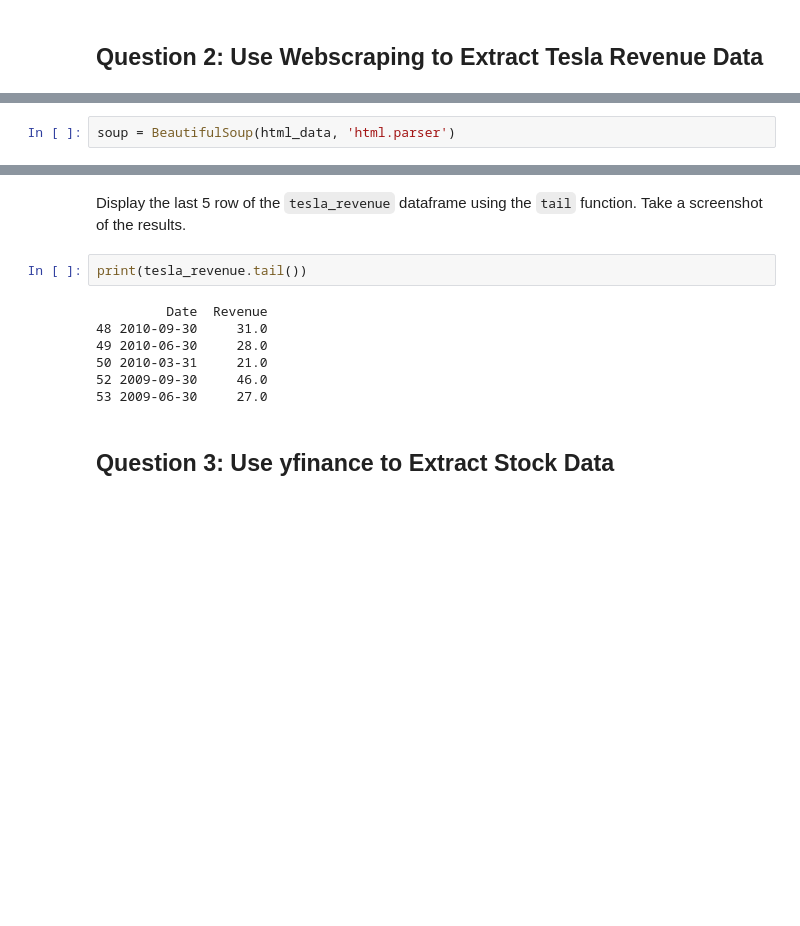
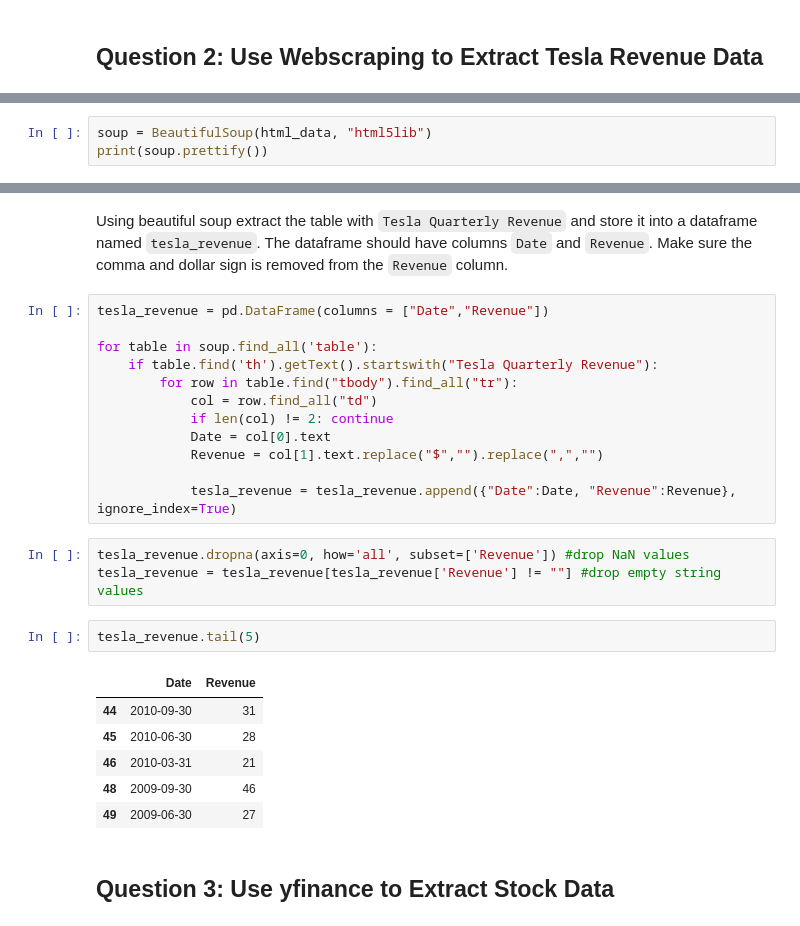
Before and after one commit to renancbatista/coursera-ibm-data-science, a Jupyter notebook: Projects/Final Assignment.ipynb, the cells around one changed output, grey strips where cells are left out. Drawn from its saved outputs; the diff is of its cells as text; blank space fills up the shorter version.

```diff
--- a/Projects/Final Assignment.ipynb
+++ b/Projects/Final Assignment.ipynb
@@ -133,2 +88,3 @@ Parse the html data using `beautiful_soup` using parser i.e `html5lib` or `html.
 # %%
-soup = BeautifulSoup(html_data, 'html.parser')
+soup = BeautifulSoup(html_data, "html5lib")
+print(soup.prettify())
@@ -197,14 +109,29 @@ tesla_revenue_values = tesla_revenue['Revenue']
-# %% [markdown]
-Display the last 5 row of the `tesla_revenue` dataframe using the `tail` function. Take a screenshot of the results.
-# %%
-print(tesla_revenue.tail())
-# %% [output]
-         Date  Revenue
-48 2010-09-30     31.0
-49 2010-06-30     28.0
-50 2010-03-31     21.0
-52 2009-09-30     46.0
-53 2009-06-30     27.0
+# %% [markdown]
+Using beautiful soup extract the table with `Tesla Quarterly Revenue` and store it into a dataframe named `tesla_revenue`. The dataframe should have columns `Date` and `Revenue`. Make sure the comma and dollar sign is removed from the `Revenue` column.
+# %%
+tesla_revenue = pd.DataFrame(columns = ["Date","Revenue"])
+
+for table in soup.find_all('table'):
+    if table.find('th').getText().startswith("Tesla Quarterly Revenue"):
+        for row in table.find("tbody").find_all("tr"):
+            col = row.find_all("td")
+            if len(col) != 2: continue
+            Date = col[0].text
+            Revenue = col[1].text.replace("$","").replace(",","")
+
+            tesla_revenue = tesla_revenue.append({"Date":Date, "Revenue":Revenue}, ignore_index=True)
+# %%
+tesla_revenue.dropna(axis=0, how='all', subset=['Revenue']) #drop NaN values
+tesla_revenue = tesla_revenue[tesla_revenue['Revenue'] != ""] #drop empty string values
+# %%
+tesla_revenue.tail(5)
+# %% [output]
+|  | Date | Revenue |
+| 44 | 2010-09-30 | 31 |
+| 45 | 2010-06-30 | 28 |
+| 46 | 2010-03-31 | 21 |
+| 48 | 2009-09-30 | 46 |
+| 49 | 2009-06-30 | 27 |
 # %% [markdown]
 ## Question 3: Use yfinance to Extract Stock Data
 # %% [markdown]
```
Also changed, not shown: parts of 54 cells of this notebook.
